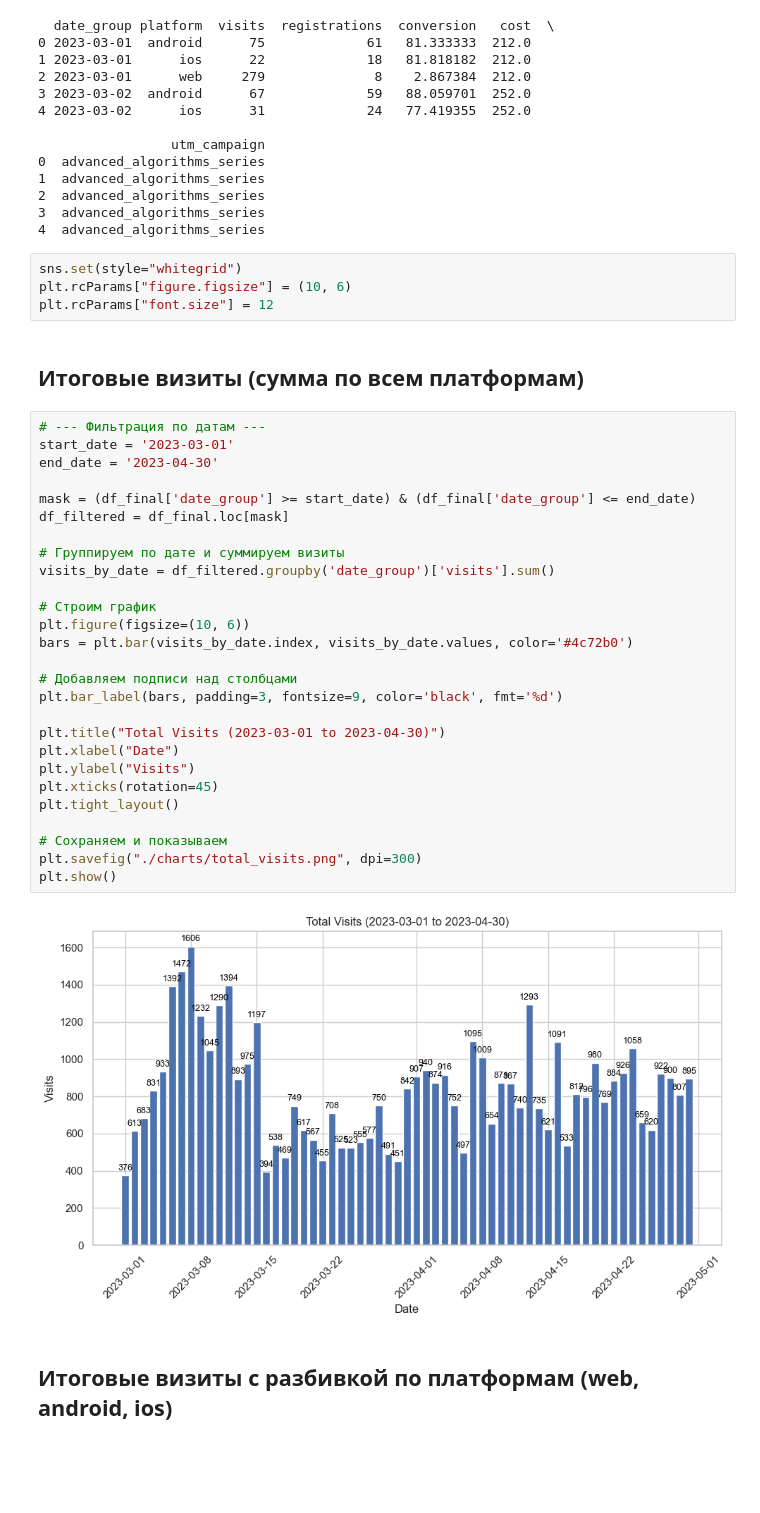
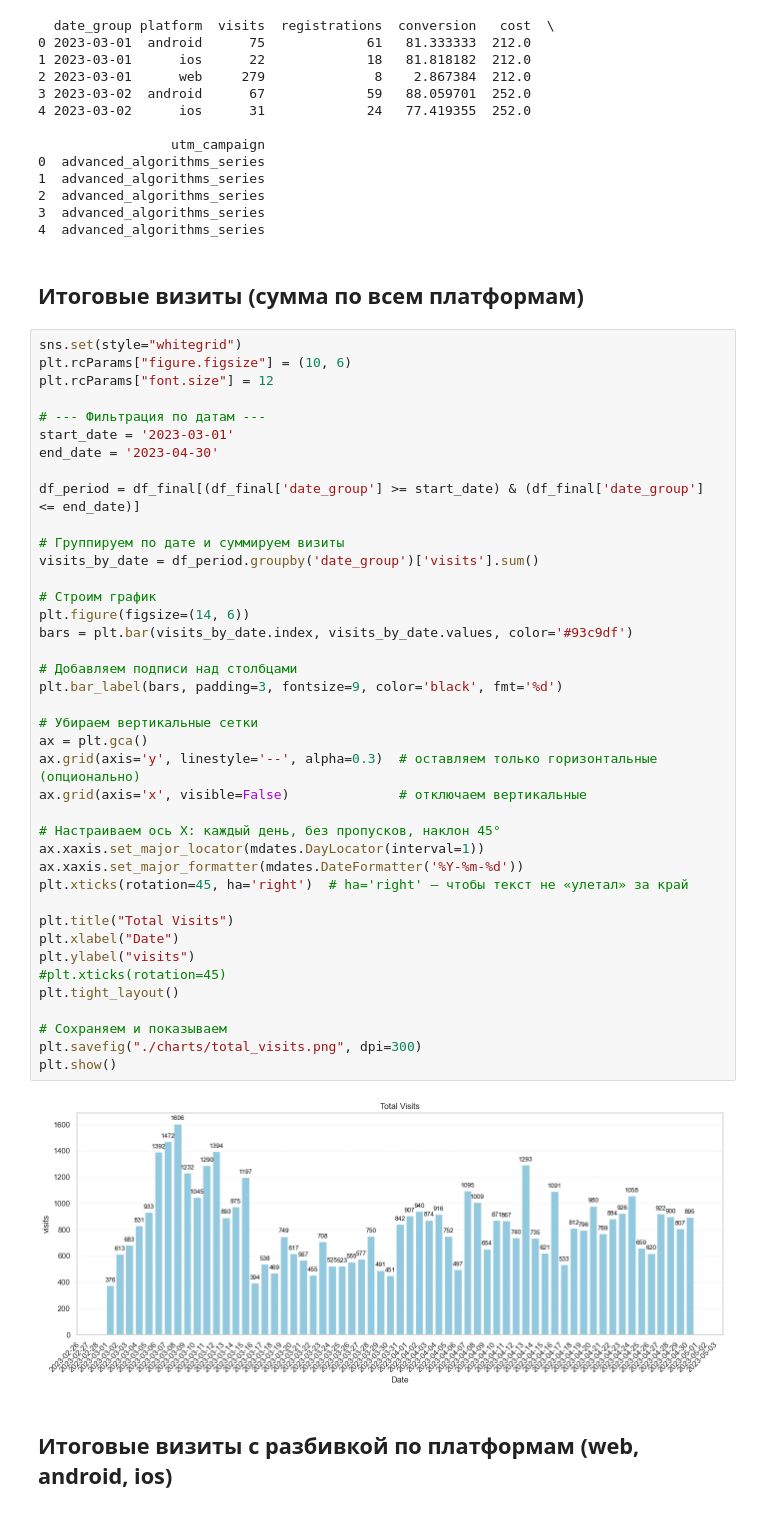
Before and after one commit to Konstantin-Ignatenko-Y/data-analytics-project-100, a Jupyter notebook: Requests_API.ipynb, the cells around one changed output. Cells and saved outputs as stored; diff of their text form; blank space fills up the shorter version.

```diff
--- a/Requests_API.ipynb
+++ b/Requests_API.ipynb
@@ -231,41 +232,50 @@ df_final.to_json('./ads.json', orient='records', force_ascii=False)
 2  advanced_algorithms_series
 3  advanced_algorithms_series
 4  advanced_algorithms_series
-# %%
-sns.set(style="whitegrid")
-plt.rcParams["figure.figsize"] = (10, 6)
-plt.rcParams["font.size"] = 12
 # %% [markdown]
 ## Итоговые визиты (сумма по всем платформам)
 # %%
+sns.set(style="whitegrid")
+plt.rcParams["figure.figsize"] = (10, 6)
+plt.rcParams["font.size"] = 12
+
 # --- Фильтрация по датам ---
 start_date = '2023-03-01'
 end_date = '2023-04-30'
 
-mask = (df_final['date_group'] >= start_date) & (df_final['date_group'] <= end_date)
-df_filtered = df_final.loc[mask]
+df_period = df_final[(df_final['date_group'] >= start_date) & (df_final['date_group'] <= end_date)]
 
 # Группируем по дате и суммируем визиты
-visits_by_date = df_filtered.groupby('date_group')['visits'].sum()
+visits_by_date = df_period.groupby('date_group')['visits'].sum()
 
 # Строим график
-plt.figure(figsize=(10, 6))
-bars = plt.bar(visits_by_date.index, visits_by_date.values, color='#4c72b0')
+plt.figure(figsize=(14, 6))
+bars = plt.bar(visits_by_date.index, visits_by_date.values, color='#93c9df')
 
 # Добавляем подписи над столбцами
 plt.bar_label(bars, padding=3, fontsize=9, color='black', fmt='%d')
 
-plt.title("Total Visits (2023-03-01 to 2023-04-30)")
+# Убираем вертикальные сетки
+ax = plt.gca()
+ax.grid(axis='y', linestyle='--', alpha=0.3)  # оставляем только горизонтальные (опционально)
+ax.grid(axis='x', visible=False)              # отключаем вертикальные
+
+# Настраиваем ось X: каждый день, без пропусков, наклон 45°
+ax.xaxis.set_major_locator(mdates.DayLocator(interval=1))
+ax.xaxis.set_major_formatter(mdates.DateFormatter('%Y-%m-%d'))
+plt.xticks(rotation=45, ha='right')  # ha='right' — чтобы текст не «улетал» за край
+
+plt.title("Total Visits")
 plt.xlabel("Date")
-plt.ylabel("Visits")
-plt.xticks(rotation=45)
+plt.ylabel("visits")
+#plt.xticks(rotation=45)
 plt.tight_layout()
 
 # Сохраняем и показываем
 plt.savefig("./charts/total_visits.png", dpi=300)
 plt.show()
 # %% [output]
-[figure, old version]
+[figure, new version]
 # %% [markdown]
 ## Итоговые визиты с разбивкой по платформам (web, android, ios)
 # %%
```
Also changed, not shown: parts of 3 cells of this notebook, 3 other files.
